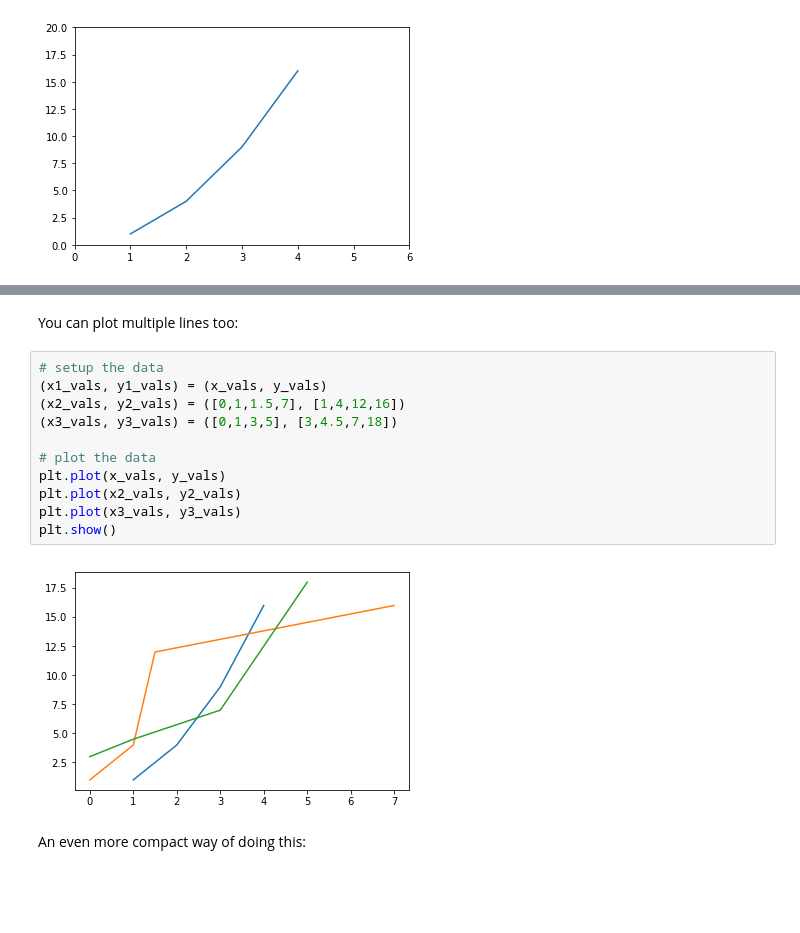
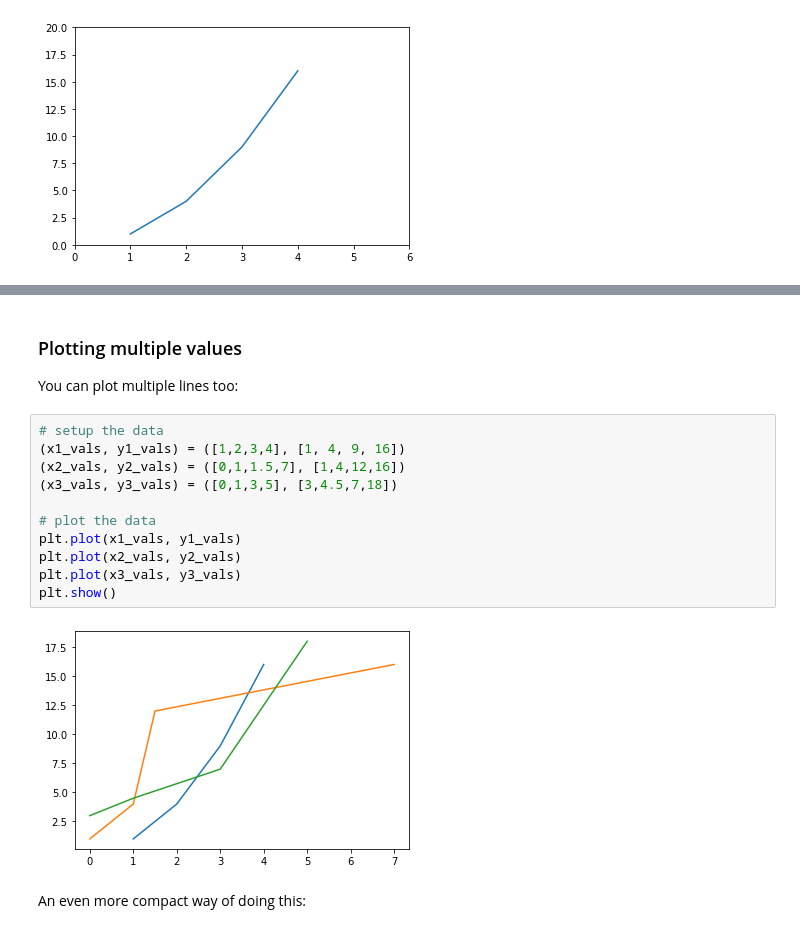
Before and after one commit to makeabilitylab/signals, a Jupyter notebook: Tutorials/IntroToMatplotlib.ipynb, the cells around one changed output, grey strips where cells are left out. Drawn from its saved outputs; the diff is of its cells as text; blank space fills up the shorter version.

```diff
--- a/Tutorials/IntroToMatplotlib.ipynb
+++ b/Tutorials/IntroToMatplotlib.ipynb
@@ -55,18 +90,19 @@ plt.show()
 # %% [markdown]
+### Plotting multiple values
 You can plot multiple lines too:
 # %%
 # setup the data
-(x1_vals, y1_vals) = (x_vals, y_vals)
+(x1_vals, y1_vals) = ([1,2,3,4], [1, 4, 9, 16])
 (x2_vals, y2_vals) = ([0,1,1.5,7], [1,4,12,16])
 (x3_vals, y3_vals) = ([0,1,3,5], [3,4.5,7,18])
 
 # plot the data
-plt.plot(x_vals, y_vals)
+plt.plot(x1_vals, y1_vals)
 plt.plot(x2_vals, y2_vals)
 plt.plot(x3_vals, y3_vals)
 plt.show()
 # %% [output]
-[figure, old version]
+[figure, new version]
 # %% [markdown]
 An even more compact way of doing this:
 # %%
```
Also changed, not shown: parts of 26 cells of this notebook, 4 other files.
